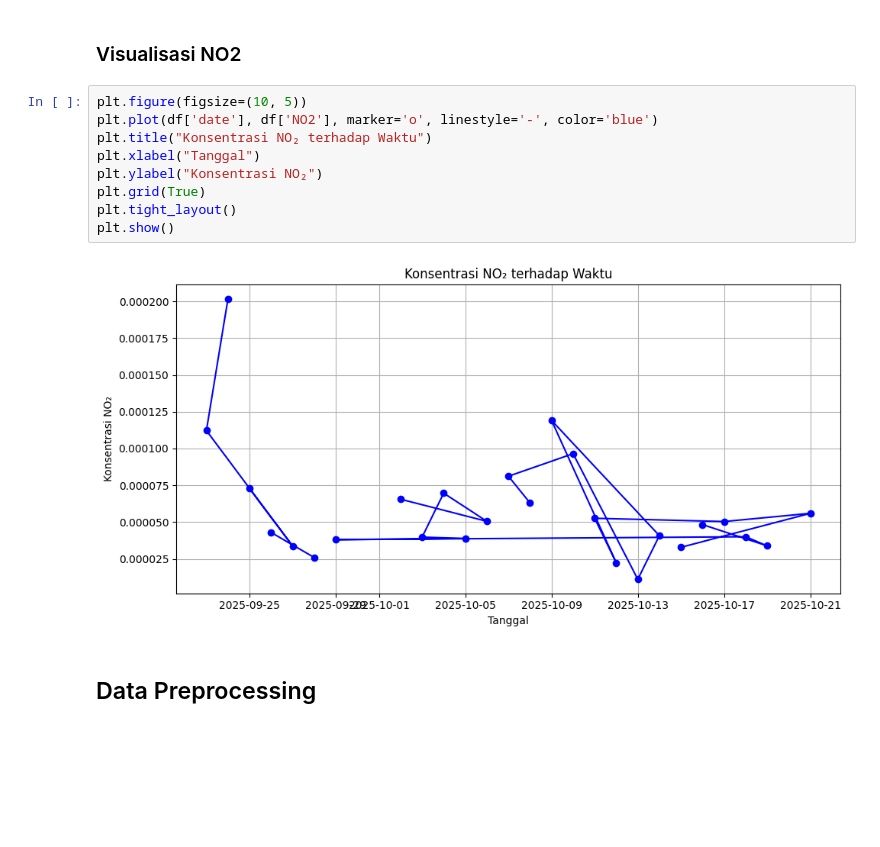
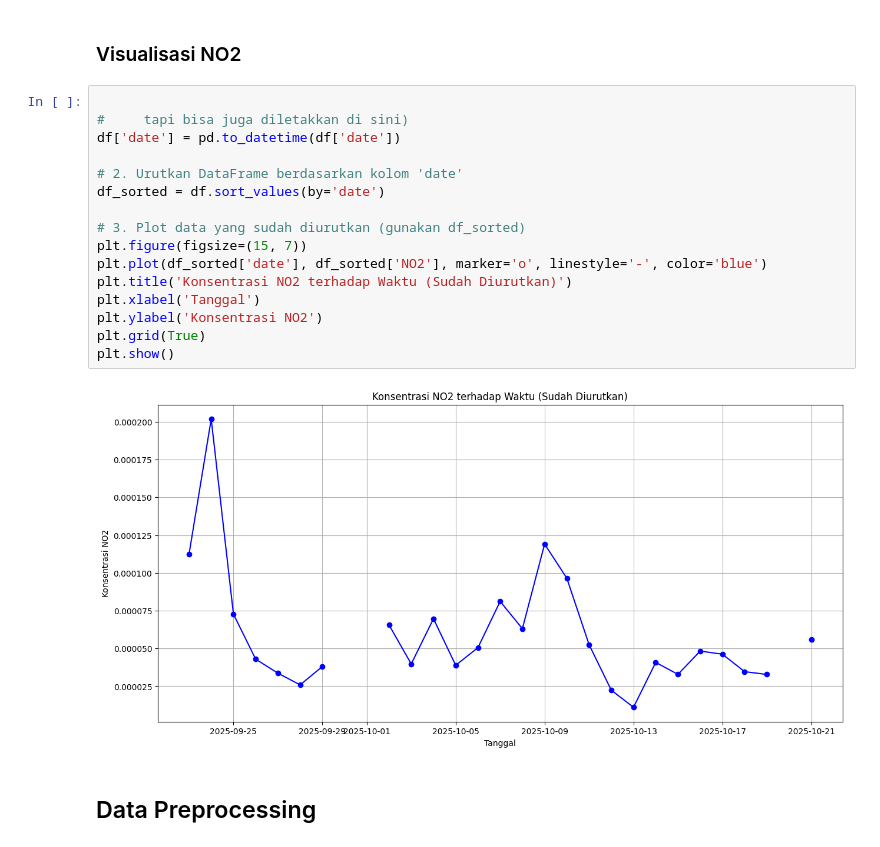
Before and after one commit to IlhamGd/PSD, a Jupyter notebook: _sources/Forecasting.ipynb, the cells around one changed output. Drawn from its saved outputs; the diff is of its cells as text; blank space fills up the shorter version.

```diff
--- a/_sources/Forecasting.ipynb
+++ b/_sources/Forecasting.ipynb
@@ -204,16 +206,23 @@ missing_table
 # %% [markdown]
 ### Visualisasi NO2
 # %%
-plt.figure(figsize=(10, 5))
-plt.plot(df['date'], df['NO2'], marker='o', linestyle='-', color='blue')
-plt.title("Konsentrasi NO₂ terhadap Waktu")
-plt.xlabel("Tanggal")
-plt.ylabel("Konsentrasi NO₂")
+
+#     tapi bisa juga diletakkan di sini)
+df['date'] = pd.to_datetime(df['date'])
+
+# 2. Urutkan DataFrame berdasarkan kolom 'date'
+df_sorted = df.sort_values(by='date')
+
+# 3. Plot data yang sudah diurutkan (gunakan df_sorted)
+plt.figure(figsize=(15, 7))
+plt.plot(df_sorted['date'], df_sorted['NO2'], marker='o', linestyle='-', color='blue')
+plt.title('Konsentrasi NO2 terhadap Waktu (Sudah Diurutkan)')
+plt.xlabel('Tanggal')
+plt.ylabel('Konsentrasi NO2')
 plt.grid(True)
-plt.tight_layout()
 plt.show()
 # %% [output]
-[figure, old version]
+[figure, new version]
 # %% [markdown]
 ## Data Preprocessing
 # %% [markdown]
```
Also changed, not shown: parts of 42 cells of this notebook, 6 other files.
